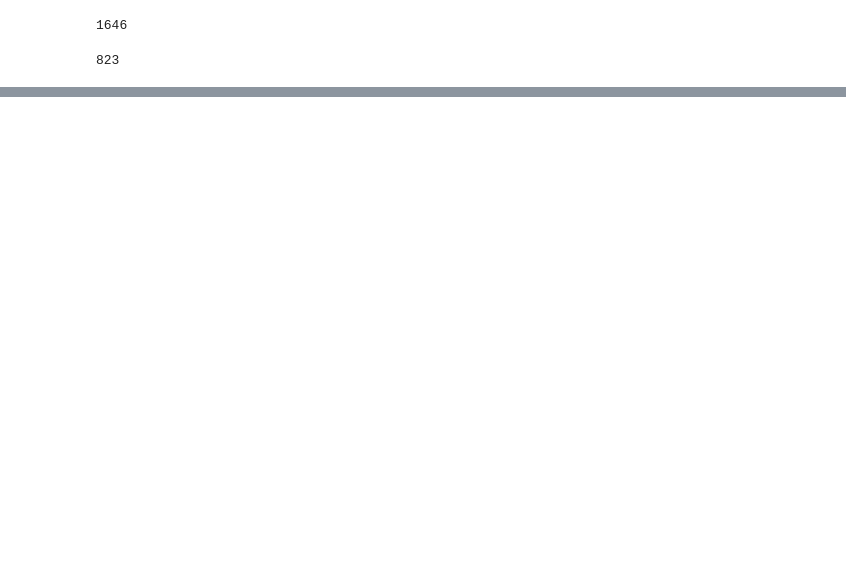
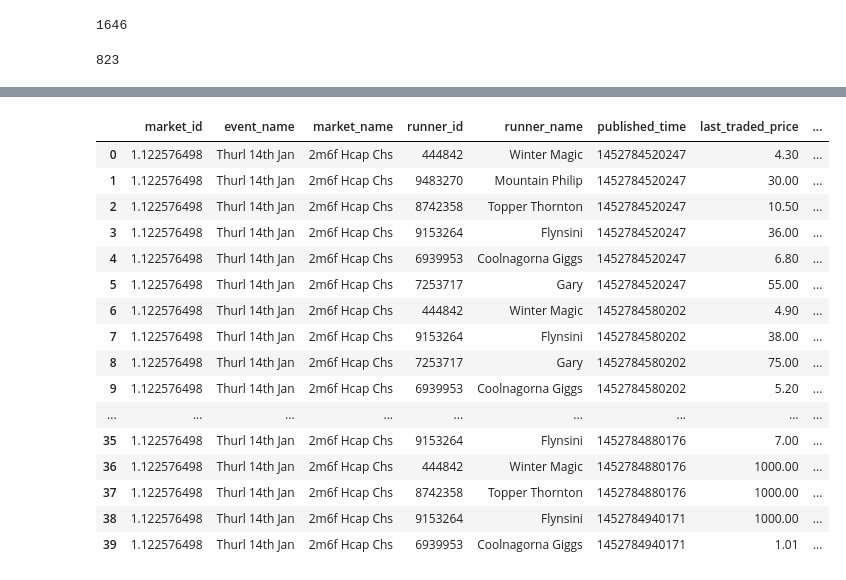
Before and after one commit to trentsteel777/mongo-spark-jupyter, a Jupyter notebook: notebooks/Ais_Q1_SpeedyHorseNames_Overstated.ipynb, the cells around one changed output, grey strips where cells are left out. Saved outputs shown, nothing was run; the diff lists cells and outputs as text; code cells hidden in the pictures; blank space fills up the shorter version.

```diff
--- a/notebooks/Ais_Q1_SpeedyHorseNames_Overstated.ipynb
+++ b/notebooks/Ais_Q1_SpeedyHorseNames_Overstated.ipynb
@@ -1388,0 +455,20 @@ print(mydb)
+# %%
+crc1
+# %% [output]
+|  | market_id | event_name | market_name | runner_id | runner_name | published_time | last_traded_price | ... |
+| 0 | 1.122576498 | Thurl 14th Jan | 2m6f Hcap Chs | 444842 | Winter Magic | 1452784520247 | 4.30 | ... |
+| 1 | 1.122576498 | Thurl 14th Jan | 2m6f Hcap Chs | 9483270 | Mountain Philip | 1452784520247 | 30.00 | ... |
+| 2 | 1.122576498 | Thurl 14th Jan | 2m6f Hcap Chs | 8742358 | Topper Thornton | 1452784520247 | 10.50 | ... |
+| 3 | 1.122576498 | Thurl 14th Jan | 2m6f Hcap Chs | 9153264 | Flynsini | 1452784520247 | 36.00 | ... |
+| 4 | 1.122576498 | Thurl 14th Jan | 2m6f Hcap Chs | 6939953 | Coolnagorna Giggs | 1452784520247 | 6.80 | ... |
+| 5 | 1.122576498 | Thurl 14th Jan | 2m6f Hcap Chs | 7253717 | Gary | 1452784520247 | 55.00 | ... |
+| 6 | 1.122576498 | Thurl 14th Jan | 2m6f Hcap Chs | 444842 | Winter Magic | 1452784580202 | 4.90 | ... |
+| 7 | 1.122576498 | Thurl 14th Jan | 2m6f Hcap Chs | 9153264 | Flynsini | 1452784580202 | 38.00 | ... |
+| 8 | 1.122576498 | Thurl 14th Jan | 2m6f Hcap Chs | 7253717 | Gary | 1452784580202 | 75.00 | ... |
+| 9 | 1.122576498 | Thurl 14th Jan | 2m6f Hcap Chs | 6939953 | Coolnagorna Giggs | 1452784580202 | 5.20 | ... |
+| ... | ... | ... | ... | ... | ... | ... | ... | ... |
+| 35 | 1.122576498 | Thurl 14th Jan | 2m6f Hcap Chs | 9153264 | Flynsini | 1452784880176 | 7.00 | ... |
+| 36 | 1.122576498 | Thurl 14th Jan | 2m6f Hcap Chs | 444842 | Winter Magic | 1452784880176 | 1000.00 | ... |
+| 37 | 1.122576498 | Thurl 14th Jan | 2m6f Hcap Chs | 8742358 | Topper Thornton | 1452784880176 | 1000.00 | ... |
+| 38 | 1.122576498 | Thurl 14th Jan | 2m6f Hcap Chs | 9153264 | Flynsini | 1452784940171 | 1000.00 | ... |
+| 39 | 1.122576498 | Thurl 14th Jan | 2m6f Hcap Chs | 6939953 | Coolnagorna Giggs | 1452784940171 | 1.01 | ... |
```
Also changed, not shown: parts of 164 cells of this notebook, 3 other files.
